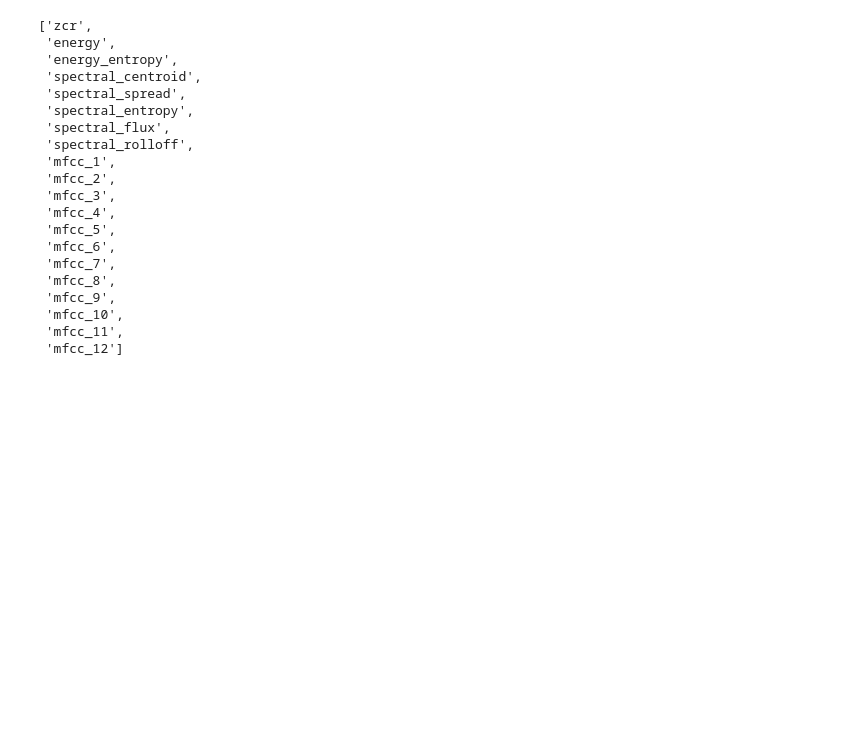
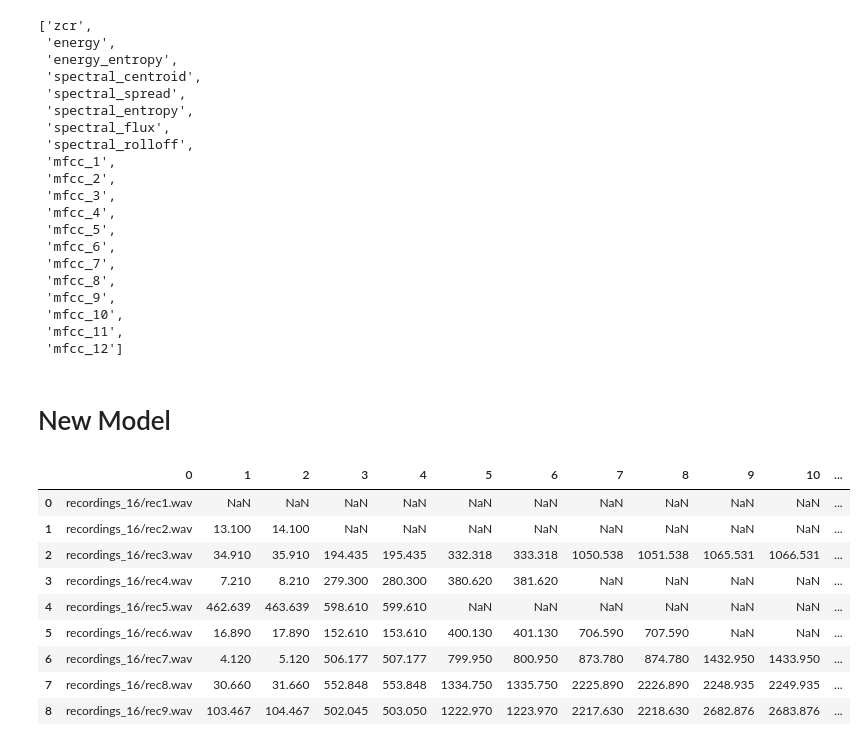
Before and after one commit to mostafashahin/AusKidTalkv2, a Jupyter notebook: beep_detection_train/Beep_Detection_Model.ipynb, the cells around one changed output. Saved outputs shown, nothing was run; the diff lists cells and outputs as text; code cells hidden in the pictures; blank space fills up the shorter version.

```diff
--- a/beep_detection_train/Beep_Detection_Model.ipynb
+++ b/beep_detection_train/Beep_Detection_Model.ipynb
@@ -1212,3 +1212,5 @@ lFeatures_names[:20]
  'mfcc_10',
  'mfcc_11',
  'mfcc_12']
+# %% [markdown]
+# New Model
@@ -1214,0 +1242,30 @@ lFeatures_names[:20]
+# %%
+#Note we have to work on 44k as downsampling to 16k filterout the beep sound
+#Feature extraction
+#Load CSV file in dictionary of key=filename, value=[(start_beep_time,end_beep_time),]
+dBeepTimes = defaultdict(list)
+sBeepTimesCSVFile = 'Beep_Times_44.csv'
+Beep_Times = pd.read_csv(sBeepTimesCSVFile,header=None)
+for index, row in Beep_Times.iterrows():
+    sWavFile = row[0]
+    i = 1
+    while i <= row.size-1:
+        #print(i)
+        if not np.isnan(row[i]):
+            dBeepTimes[sWavFile].append((row[i],row[i+1]))
+            i += 2
+        else:
+            i += 1
+# %%
+Beep_Times
+# %% [output]
+|  | 0 | 1 | 2 | 3 | 4 | 5 | 6 | 7 | 8 | 9 | 10 | ... |
+| 0 | recordings_16/rec1.wav | NaN | NaN | NaN | NaN | NaN | NaN | NaN | NaN | NaN | NaN | ... |
+| 1 | recordings_16/rec2.wav | 13.100 | 14.100 | NaN | NaN | NaN | NaN | NaN | NaN | NaN | NaN | ... |
+| 2 | recordings_16/rec3.wav | 34.910 | 35.910 | 194.435 | 195.435 | 332.318 | 333.318 | 1050.538 | 1051.538 | 1065.531 | 1066.531 | ... |
+| 3 | recordings_16/rec4.wav | 7.210 | 8.210 | 279.300 | 280.300 | 380.620 | 381.620 | NaN | NaN | NaN | NaN | ... |
+| 4 | recordings_16/rec5.wav | 462.639 | 463.639 | 598.610 | 599.610 | NaN | NaN | NaN | NaN | NaN | NaN | ... |
+| 5 | recordings_16/rec6.wav | 16.890 | 17.890 | 152.610 | 153.610 | 400.130 | 401.130 | 706.590 | 707.590 | NaN | NaN | ... |
+| 6 | recordings_16/rec7.wav | 4.120 | 5.120 | 506.177 | 507.177 | 799.950 | 800.950 | 873.780 | 874.780 | 1432.950 | 1433.950 | ... |
+| 7 | recordings_16/rec8.wav | 30.660 | 31.660 | 552.848 | 553.848 | 1334.750 | 1335.750 | 2225.890 | 2226.890 | 2248.935 | 2249.935 | ... |
+| 8 | recordings_16/rec9.wav | 103.467 | 104.467 | 502.045 | 503.050 | 1222.970 | 1223.970 | 2217.630 | 2218.630 | 2682.876 | 2683.876 | ... |
```
Also changed, not shown: parts of 2 cells of this notebook, 5 other files.
